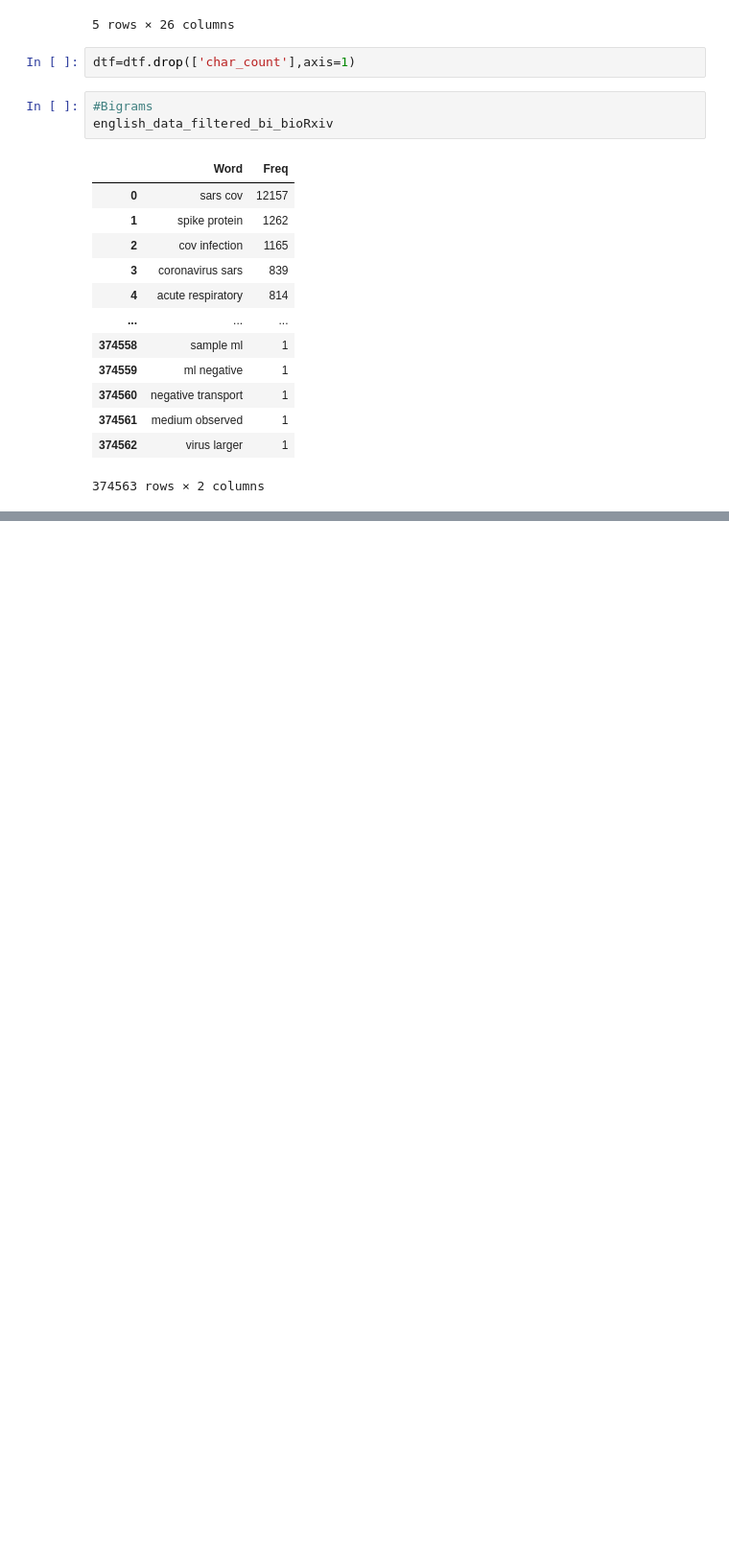
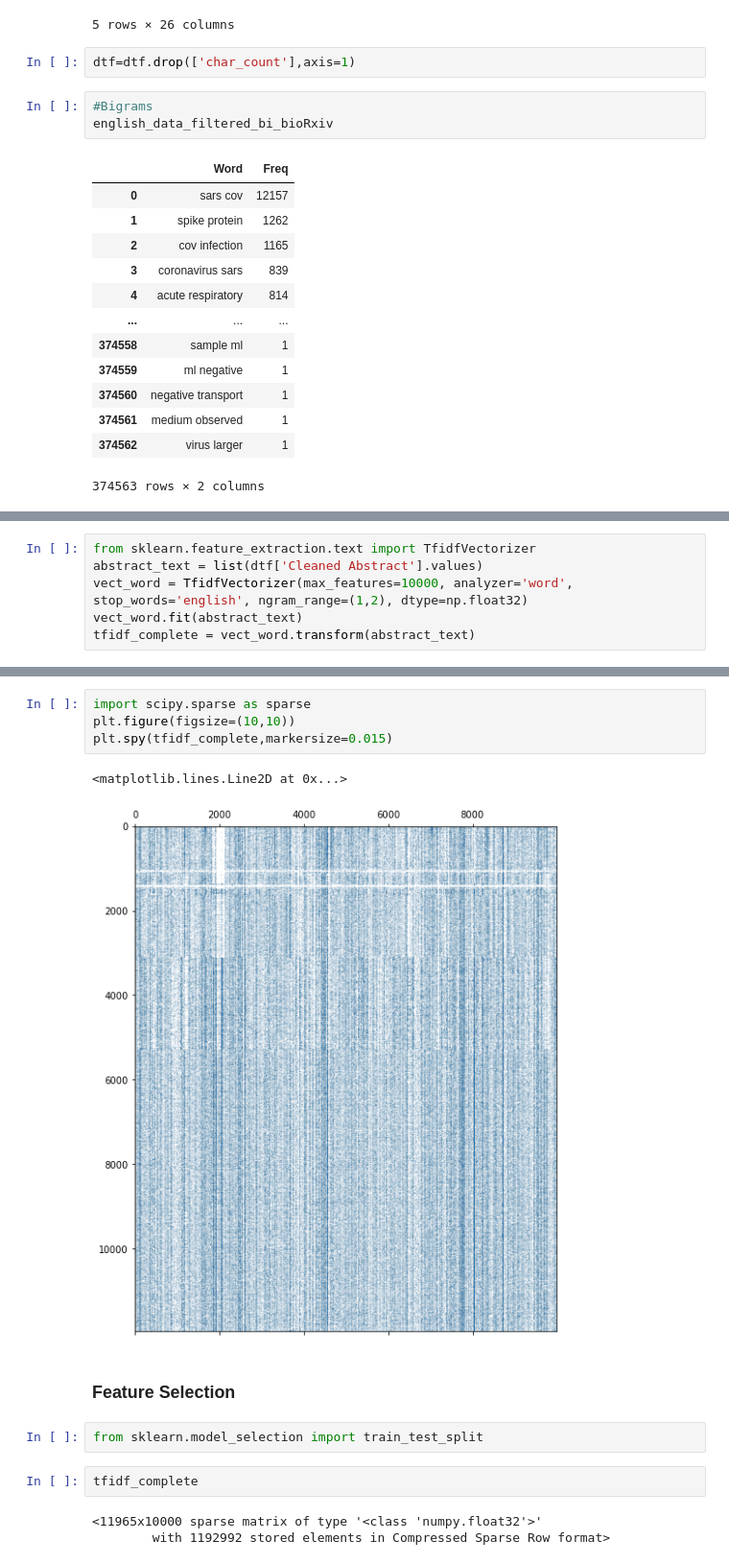
Before and after one commit to janubangalore/COVID-19-Journal-Decision-Using-ML, a Jupyter notebook: COVID -19 Journal Decision using ML.ipynb, the cells around one changed output, grey strips where cells are left out. Shown at 96% size. Saved outputs shown, nothing was run; the diff lists cells and outputs as text; blank space fills up the shorter version.

```diff
--- a/COVID -19 Journal Decision using ML.ipynb
+++ b/COVID -19 Journal Decision using ML.ipynb
@@ -932,0 +935,6 @@ def get_feature_importances(model,analyzer,)
+# %%
+from sklearn.feature_extraction.text import TfidfVectorizer
+abstract_text = list(dtf['Cleaned Abstract'].values)
+vect_word = TfidfVectorizer(max_features=10000, analyzer='word', stop_words='english', ngram_range=(1,2), dtype=np.float32)
+vect_word.fit(abstract_text)
+tfidf_complete = vect_word.transform(abstract_text)
@@ -932,0 +992,16 @@ def get_feature_importances(model,analyzer,)
+# %%
+import scipy.sparse as sparse
+plt.figure(figsize=(10,10))
+plt.spy(tfidf_complete,markersize=0.015)
+# %% [output]
+<matplotlib.lines.Line2D at 0x...>
+[figure, added]
+# %% [markdown]
+### Feature Selection
+# %%
+from sklearn.model_selection import train_test_split
+# %%
+tfidf_complete
+# %% [output]
+<11965x10000 sparse matrix of type '<class 'numpy.float32'>'
+        with 1192992 stored elements in Compressed Sparse Row format>
```
Also changed, not shown: parts of 8 cells of this notebook.
